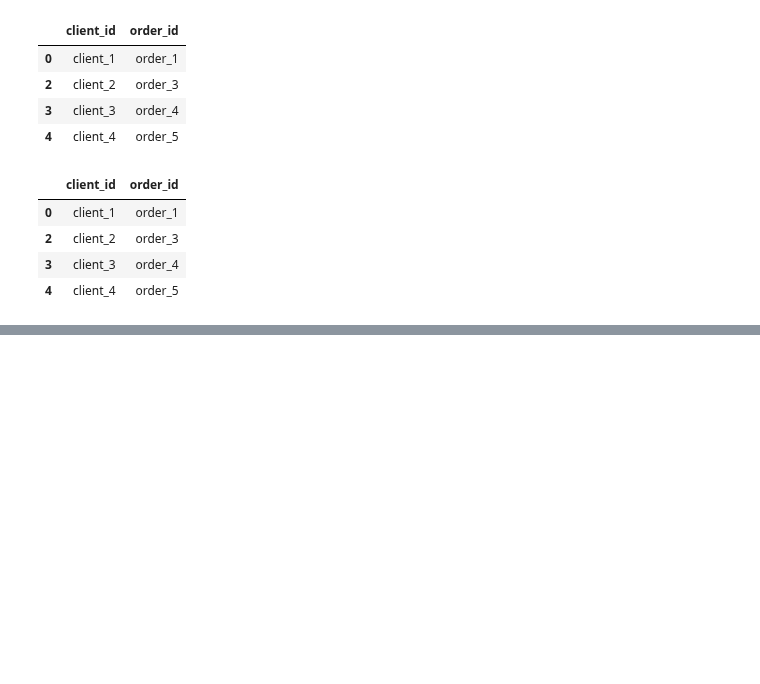
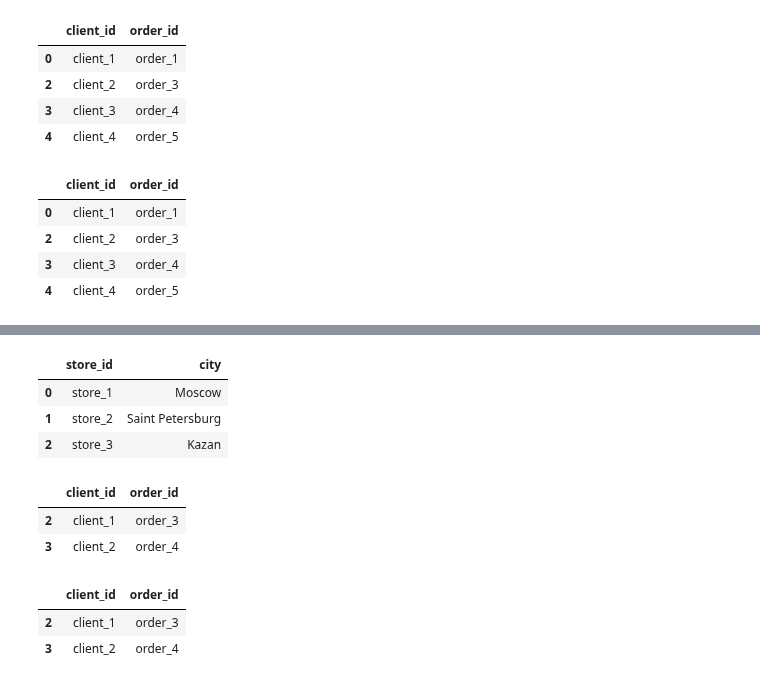
Before and after one commit to Praldmur/Tasks, a Jupyter notebook: course_sql_interview.ipynb, the cells around one changed output, grey strips where cells are left out. Cells and saved outputs as stored; diff of their text form; code cells hidden in the pictures; blank space fills up the shorter version.

```diff
--- a/course_sql_interview.ipynb
+++ b/course_sql_interview.ipynb
@@ -1639,0 +1668,31 @@ orders.sort_values(['client_id', 'created_date', 'order_id']).drop_duplicates(su
+# %%
+stores = pd.DataFrame({
+    'store_id': ['store_1', 'store_2', 'store_3'],
+    'city': ['Moscow', 'Saint Petersburg', 'Kazan']
+})
+stores.head()
+# %% [output]
+|  | store_id | city |
+| 0 | store_1 | Moscow |
+| 1 | store_2 | Saint Petersburg |
+| 2 | store_3 | Kazan |
+# %%
+target_ids = orders[orders['created_date'] <  '2024-07-01 00:00:00'].merge(stores[stores['city'] == 'Moscow'])['client_id'].unique()
+orders[orders['client_id'].isin(target_ids)].sort_values(['client_id', 'order_sum', 'created_date', 'order_id'], ascending=[True, False, False, False])\
+    .drop_duplicates(subset=['client_id'], keep='first')[['client_id', 'order_id']]
+# %% [output]
+|  | client_id | order_id |
+| 2 | client_1 | order_3 |
+| 3 | client_2 | order_4 |
+# %%
+moscow_stores = stores.loc[stores['city'] == 'Moscow', 'store_id']
+target_ids = orders[
+    (orders['created_date'] < '2024-07-01') &
+    (orders['store_id'].isin(moscow_stores))
+]['client_id'].unique()
+orders[orders['client_id'].isin(target_ids)].sort_values(['client_id', 'order_sum', 'created_date', 'order_id'], ascending=[True, False, False, False])\
+    .drop_duplicates(subset=['client_id'], keep='first')[['client_id', 'order_id']]
+# %% [output]
+|  | client_id | order_id |
+| 2 | client_1 | order_3 |
+| 3 | client_2 | order_4 |
```
Also changed, not shown: parts of 3 cells of this notebook.
